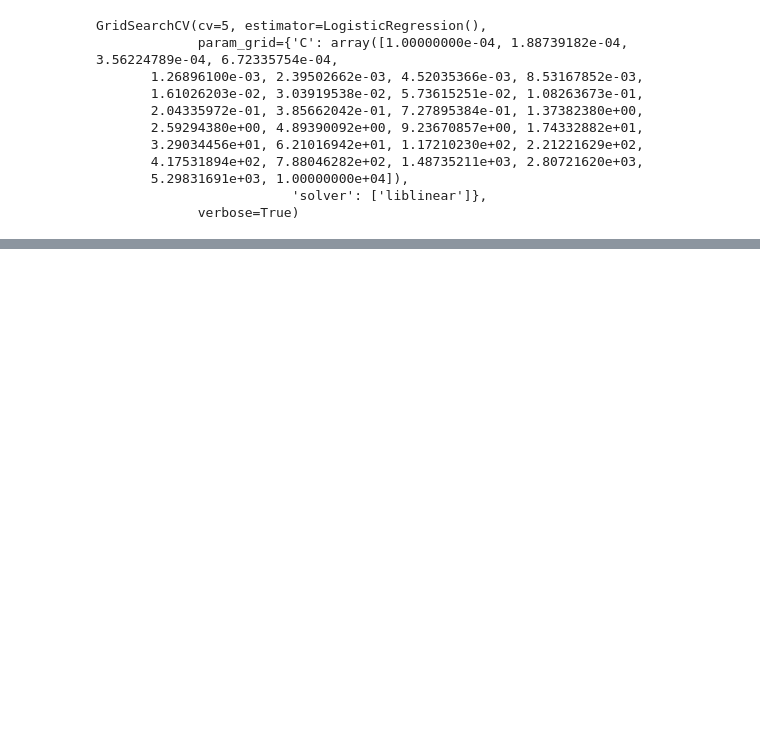
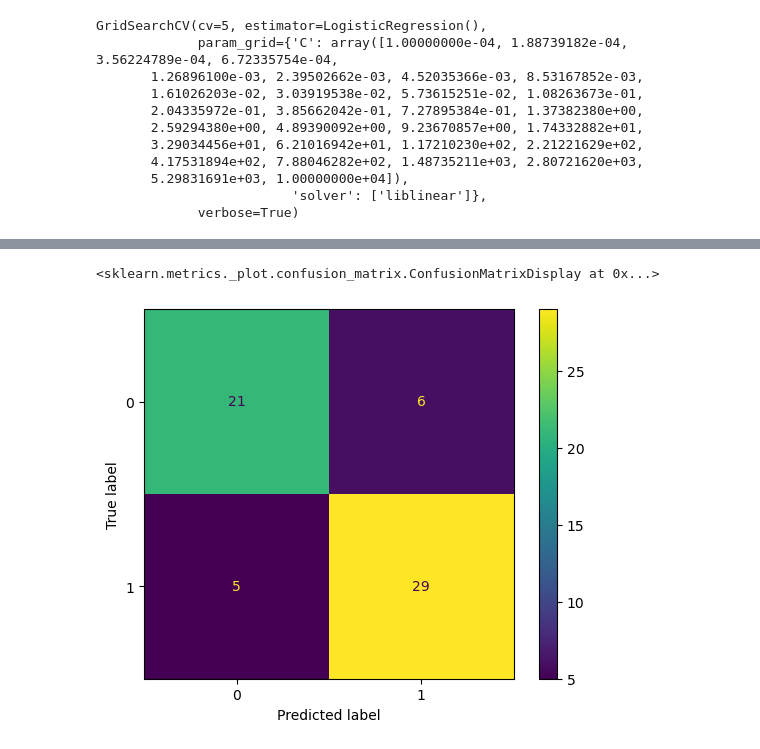
Before and after one commit to Root007x/ML-Heart_disease-project, a Jupyter notebook: end-to-end-heart-disease-classification.ipynb, the cells around one changed output, grey strips where cells are left out. Saved outputs shown, nothing was run; the diff lists cells and outputs as text; code cells hidden in the pictures; blank space fills up the shorter version.

```diff
--- a/end-to-end-heart-disease-classification.ipynb
+++ b/end-to-end-heart-disease-classification.ipynb
@@ -651,13 +655,4 @@ model_scores
 # %%
-# Create a hyperparameter grid for RandomForest Classifier
-rf_grid = {"n_estimators" : np.arange(10,1000,50),
-          "max_depth" : [None,3,5,10],
-          "min_samples_split" : np.arange(2,20,2),
-          "min_samples_leaf" : np.arange(1,20,2)}
+# Make prediction with tuned model
 
-gs_rf = GridSearchCV(RandomForestClassifier(),
-                    param_grid=rf_grid,
-                    cv=2,
-                    verbose=True)
-
-gs_rf.fit(x_train,y_train)
+y_preds = gs_log_reg.predict(x_test)
@@ -663,0 +692,7 @@ gs_rf.fit(x_train,y_train)
+# %%
+cm = confusion_matrix(y_test,y_preds)
+dis = ConfusionMatrixDisplay(confusion_matrix=cm)
+dis.plot()
+# %% [output]
+<sklearn.metrics._plot.confusion_matrix.ConfusionMatrixDisplay at 0x...>
+[figure, added]
```
Also changed, not shown: parts of 36 cells of this notebook.
